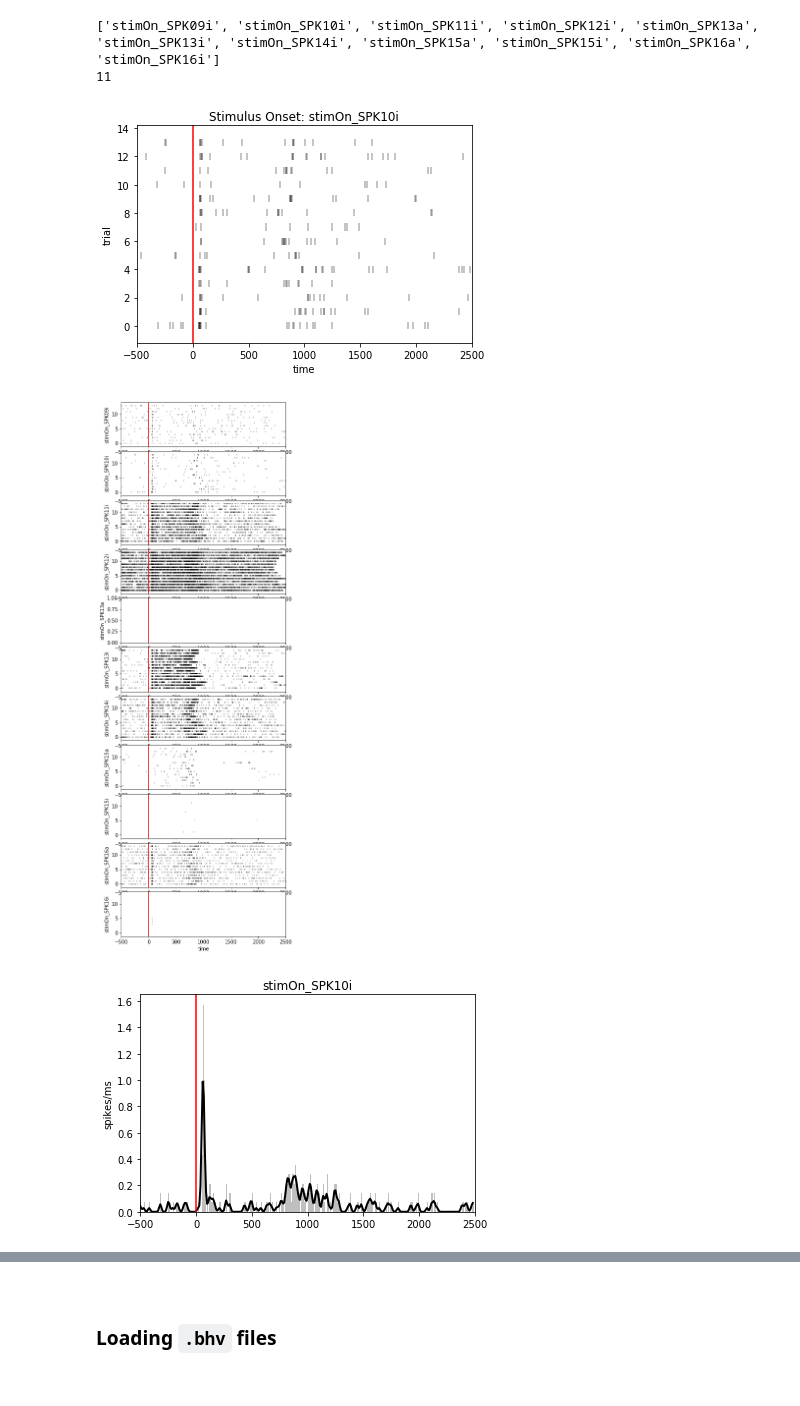
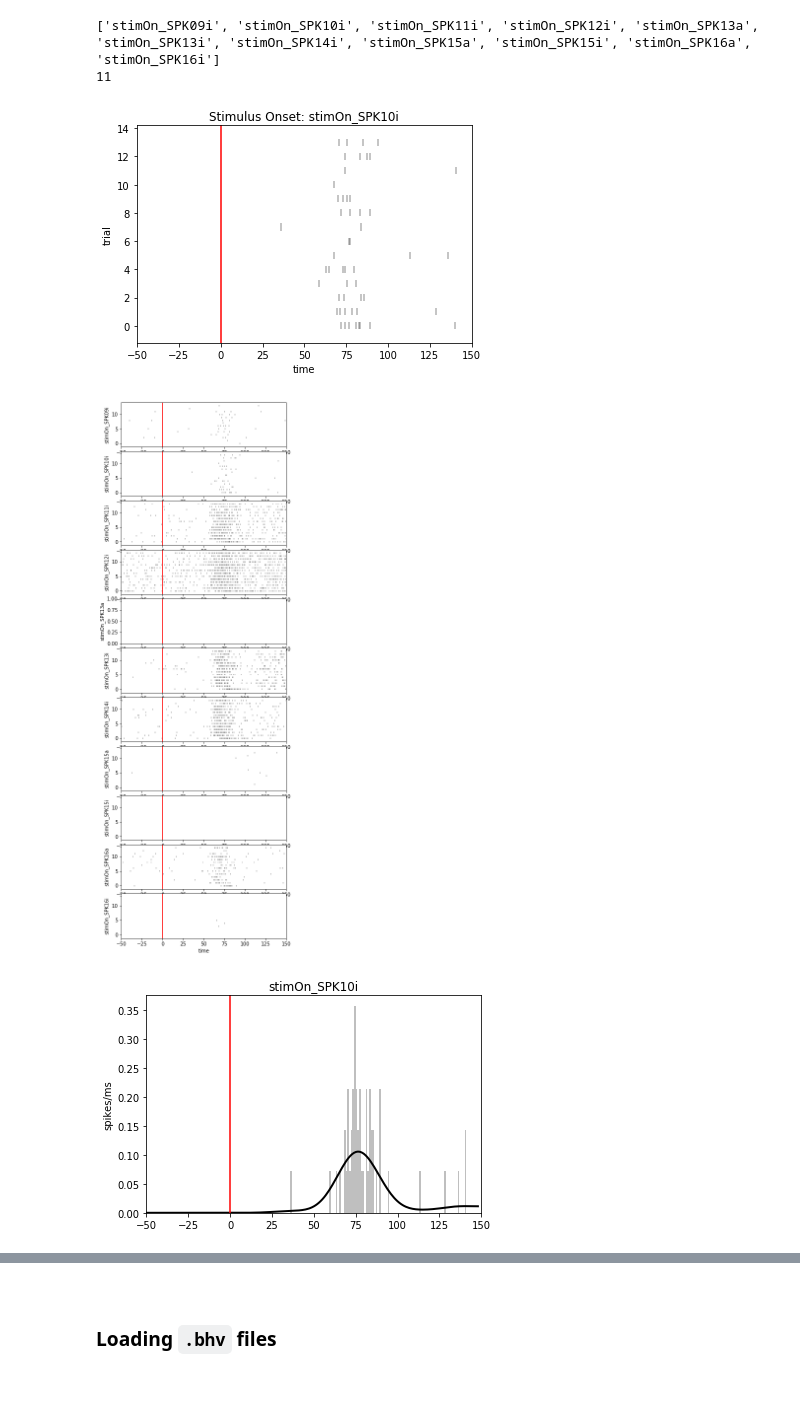
Before and after one commit to SmilodonCub/linArray, a Jupyter notebook: linArray_notebook.ipynb, the cells around one changed output, grey strips where cells are left out. Cells and saved outputs as stored; diff of their text form; code cells hidden in the pictures.

```diff
--- a/linArray_notebook.ipynb
+++ b/linArray_notebook.ipynb
@@ -359,7 +359,7 @@ align the data by stimulus onset. This requires knowing the MonkeyLogic eventmar
 
 <br>
 # %%
-stimOn = 30 #define the eventmarker for stimulus onset
+stimOn = 555 #define the eventmarker for stimulus onset
 
 # define a function to adjust timestamps by stimulus onset
 # and converts from seconds to msec
@@ -437,3 +435,5 @@ time_axis_limits_ms = [ -500, 2500 ]
+# %%
+time_axis_limits_ms = [ -50, 150 ]
 # %%
 # raster plot for a channel
 def channelSpikeRaster( data_df, channel ):
@@ -454,7 +454,7 @@ def channelSpikeRaster( data_df, channel ):
 # example raster plot
 aplot = channelSpikeRaster( Peanut_delayedSaccadeTask_2016_6_8_1_1_dSacctrials_align, 'stimOn_SPK10i' )
 # %% [output]
-[figure, old version]
+[figure, new version]
 # %%
 # subplots for multiple rasters
 def multiChannel_rasterplot( data_df, channel ):
@@ -494,7 +494,7 @@ def multiChannel_stimOn_Rasters( data_df, **kwargs ):
 amultirast = multiChannel_stimOn_Rasters( Peanut_delayedSaccadeTask_2016_6_8_1_1_dSacctrials_align )
 plt.show()
 # %% [output]
-[figure, old version]
+[figure, new version]
 # %%
 # a simple spike histogram
 def channelSpikeHist( data_df, channel, time_axis_limits_ms ):
@@ -523,7 +523,7 @@ def channelGaussianSmoothed( data_df, channel, sigma, time_axis_limits_ms ):
     from scipy.ndimage import gaussian_filter1d
     num_trials = data_df.shape[0]
     spiketrain = data_df[channel].sum()
-    b = np.arange(time_axis_limits_ms[0], time_axis_limits_ms[1], 10)
+    b = np.arange(time_axis_limits_ms[0], time_axis_limits_ms[1], 1)
     (counts, bins) = np.histogram(spiketrain, bins=b)
     plt.hist(bins[:-1], bins, weights=counts/num_trials, color = [0.75, 0.75, 0.75 ])
     smoothedSpikes = gaussian_filter1d(counts/num_trials, sigma)
@@ -534,9 +534,9 @@ def channelGaussianSmoothed( data_df, channel, sigma, time_axis_limits_ms ):
     plt.axvline(x=0, c = 'red')
     return smoothedSpikes
 # %%
-smooth = channelGaussianSmoothed( Peanut_delayedSaccadeTask_2016_6_8_1_1_dSacctrials_align, 'stimOn_SPK10i' , 1, time_axis_limits_ms )
+smooth = channelGaussianSmoothed( Peanut_delayedSaccadeTask_2016_6_8_1_1_dSacctrials_align, 'stimOn_SPK10i' , 10, time_axis_limits_ms )
 # %% [output]
-[figure, old version]
+[figure, new version]
 # %%
 # subplots for multiple rasters
 def multiChannel_histplot( data_df, channel, sigma, time_axis_limits_ms ):
```
Also changed, not shown: parts of 22 cells of this notebook.
